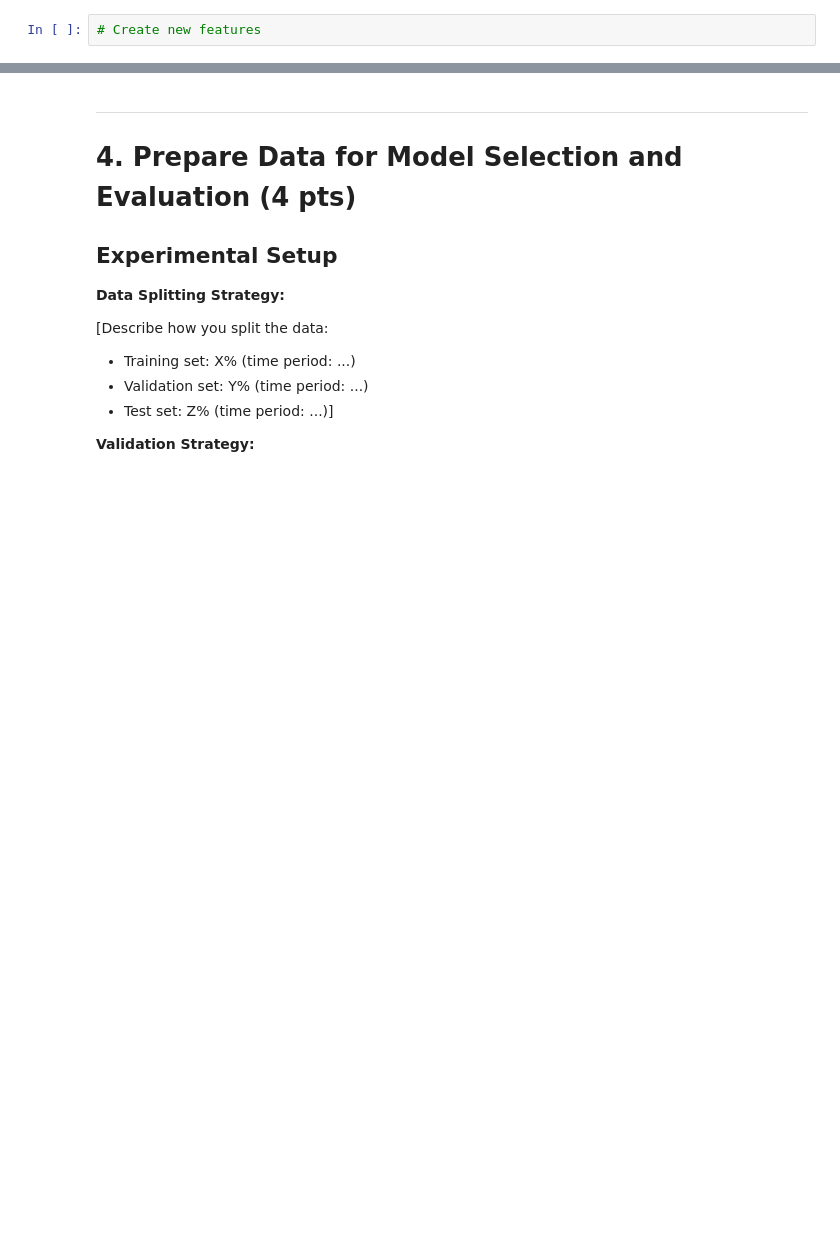
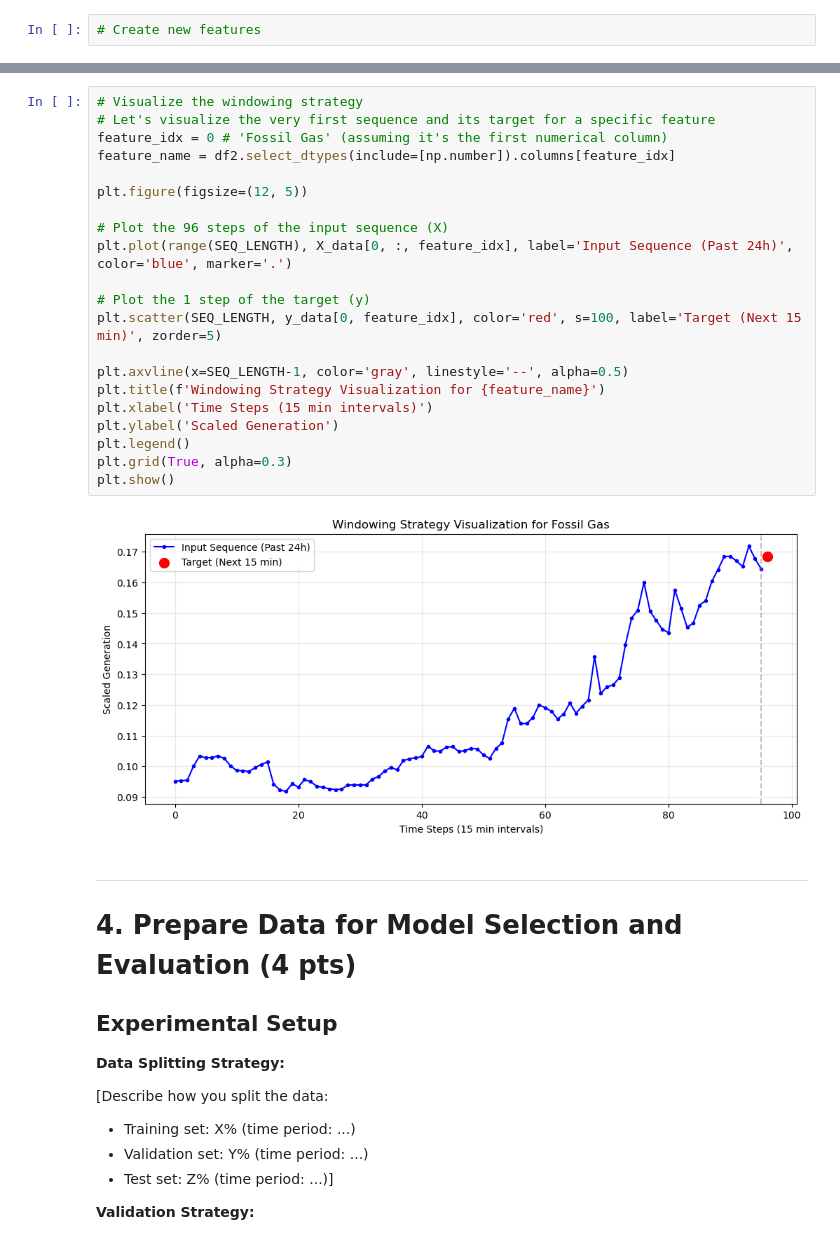
Before and after one commit to daphnemesquita2/1BM110, a Jupyter notebook: Assignment_1.ipynb, the cells around one changed output, grey strips where cells are left out. Saved outputs shown, nothing was run; the diff lists cells and outputs as text; blank space fills up the shorter version.

Commit message:
Update assignment 1 date-time
Verder gewerkt aan date time organization.
Als goed is klaar voor de test,train validation split.

```diff
--- a/Assignment_1.ipynb
+++ b/Assignment_1.ipynb
@@ -429,3 +441,26 @@ Name: DateTime, dtype: datetime64[us]
+# %%
+# Visualize the windowing strategy
+# Let's visualize the very first sequence and its target for a specific feature
+feature_idx = 0 # 'Fossil Gas' (assuming it's the first numerical column)
+feature_name = df2.select_dtypes(include=[np.number]).columns[feature_idx]
+
+plt.figure(figsize=(12, 5))
+
+# Plot the 96 steps of the input sequence (X)
+plt.plot(range(SEQ_LENGTH), X_data[0, :, feature_idx], label='Input Sequence (Past 24h)', color='blue', marker='.')
+
+# Plot the 1 step of the target (y)
+plt.scatter(SEQ_LENGTH, y_data[0, feature_idx], color='red', s=100, label='Target (Next 15 min)', zorder=5)
+
+plt.axvline(x=SEQ_LENGTH-1, color='gray', linestyle='--', alpha=0.5)
+plt.title(f'Windowing Strategy Visualization for {feature_name}')
+plt.xlabel('Time Steps (15 min intervals)')
+plt.ylabel('Scaled Generation')
+plt.legend()
+plt.grid(True, alpha=0.3)
+plt.show()
+# %% [output]
+[figure, added]
 # %% [markdown]
 ---
 
```
Also changed, not shown: parts of 6 cells of this notebook.
